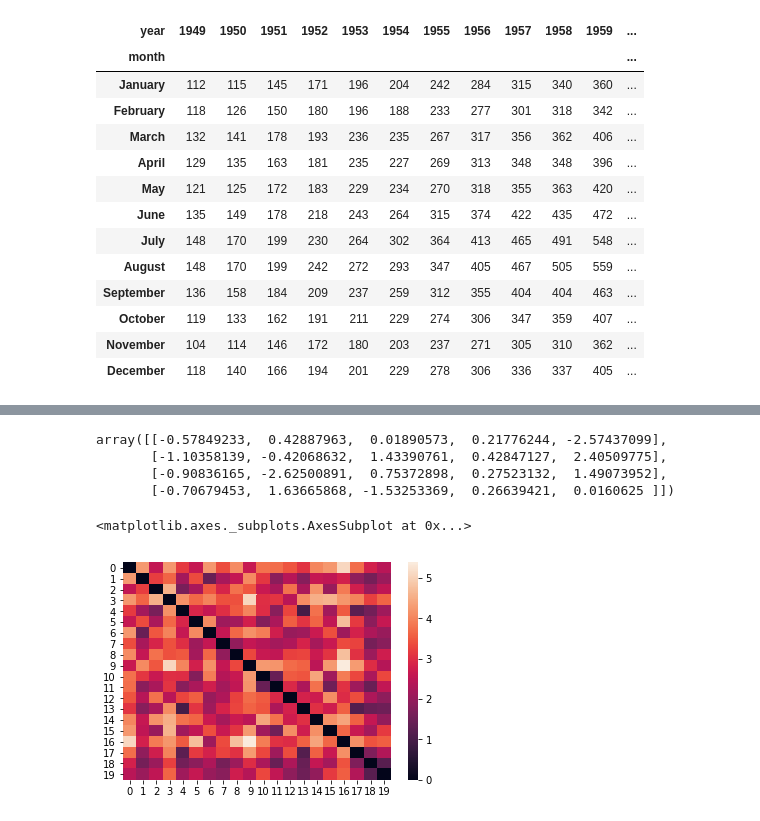
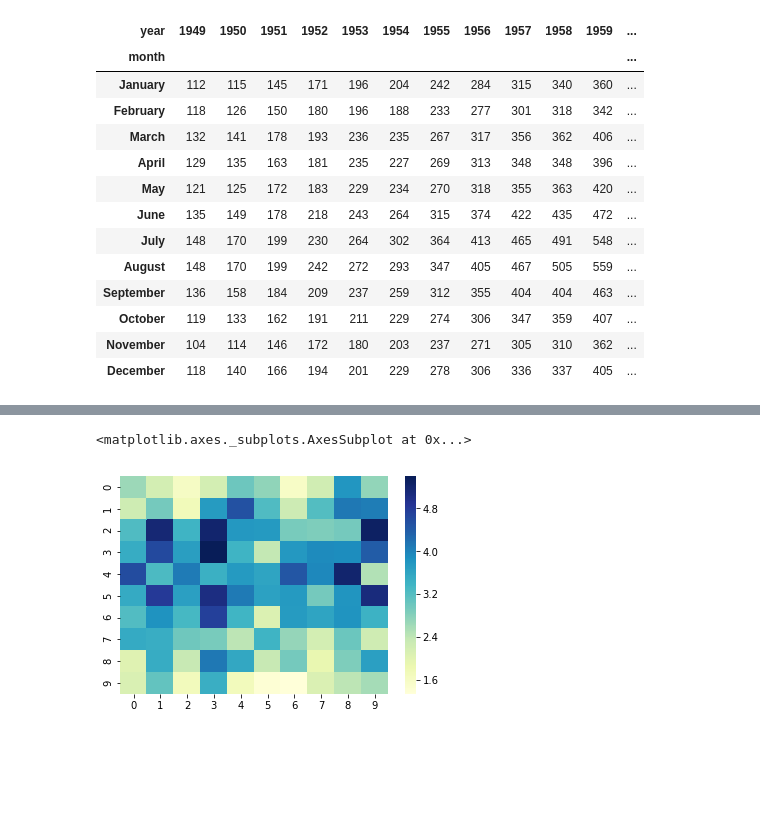
Before and after one commit to jacobakh/ML4CT, a Jupyter notebook: affinity_viz.ipynb, the cells around one changed output, grey strips where cells are left out. Saved outputs shown, nothing was run; the diff lists cells and outputs as text; code cells hidden in the pictures; blank space fills up the shorter version.

Commit message:
got a heatmap with labels working. have to finish up preprocessing for this to be meaningful

```diff
--- a/affinity_viz.ipynb
+++ b/affinity_viz.ipynb
@@ -81,12 +42,6 @@ array([[ 0.72919184, -2.21278991, -2.12883629,  0.14247068, -0.01011977],
-# %%
-data_2
-# %% [output]
-array([[-0.57849233,  0.42887963,  0.01890573,  0.21776244, -2.57437099],
-       [-1.10358139, -0.42068632,  1.43390761,  0.42847127,  2.40509775],
-       [-0.90836165, -2.62500891,  0.75372898,  0.27523132,  1.49073952],
-       [-0.70679453,  1.63665868, -1.53253369,  0.26639421,  0.0160625 ]])
-# %%
-sns.heatmap(cdist(data_1, data_1))
-# %% [output]
-<matplotlib.axes._subplots.AxesSubplot at 0x...>
-[figure, removed]
+# %%
+# sns.heatmap(cdist(np.random.randn(10, 5), np.random.randn(10, 5)), cmap=sns.cubehelix_palette(as_cmap=True))
+sns.heatmap(cdist(np.random.randn(10, 5), np.random.randn(10, 5)), cmap="YlGnBu")
+# %% [output]
+<matplotlib.axes._subplots.AxesSubplot at 0x...>
+[figure, added]
```
Also changed, not shown: parts of 15 cells of this notebook.
